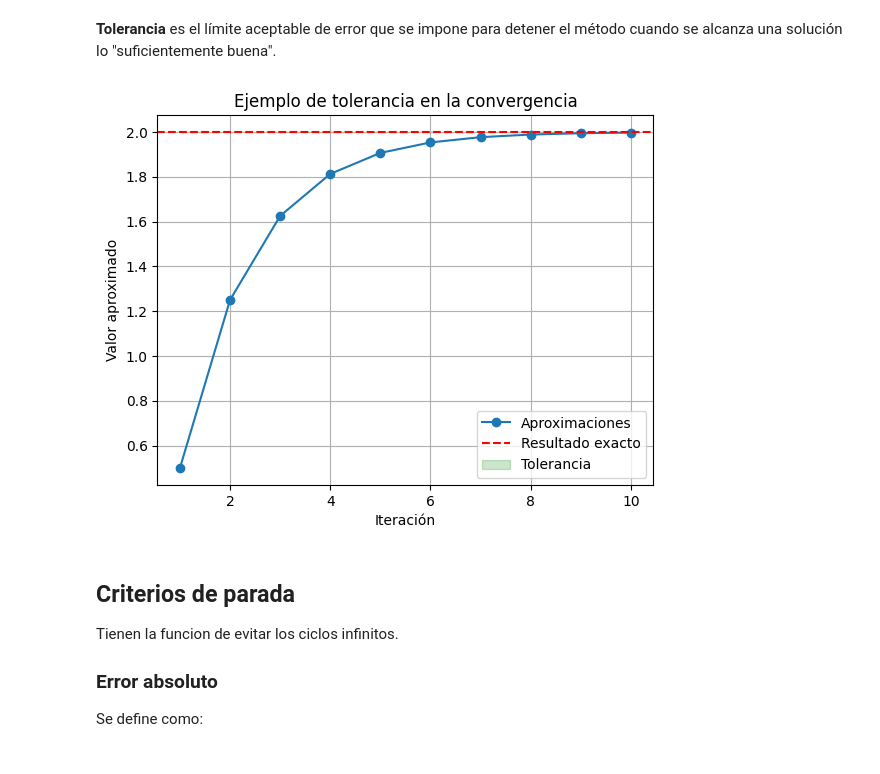
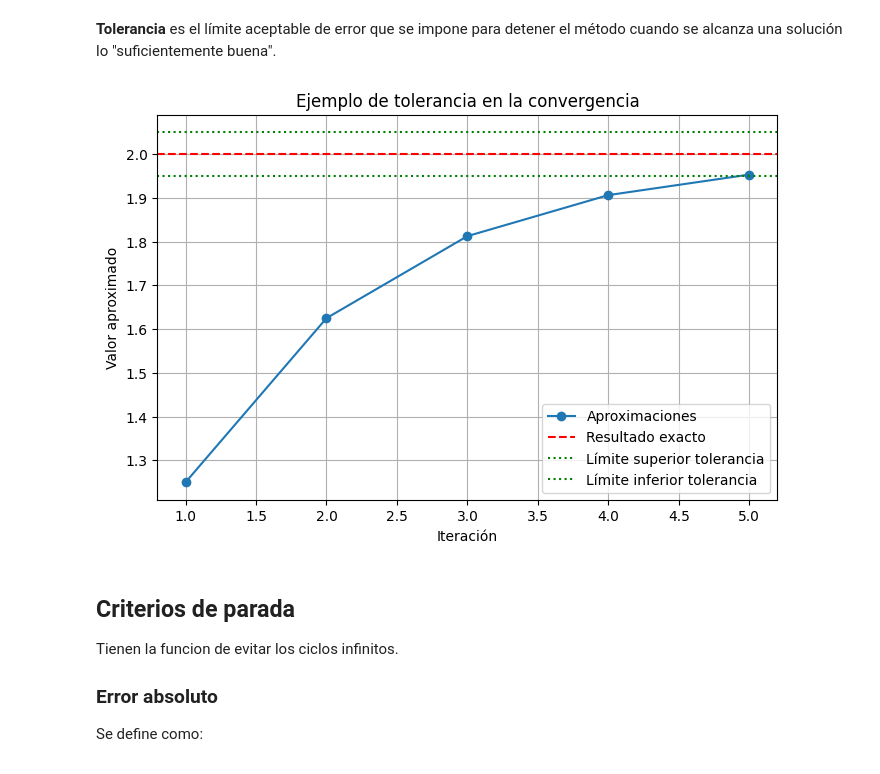
Before and after one commit to BrandonFreire/Metodos_Numericos_2025A, a Jupyter notebook: Clases/Class2.ipynb, the cells around one changed output. Cells and saved outputs as stored; diff of their text form; code cells hidden in the pictures.

```diff
--- a/Clases/Class2.ipynb
+++ b/Clases/Class2.ipynb
@@ -507,26 +507,34 @@ graficar_convergencia(aproximaciones, 0)
 # %%
 import matplotlib.pyplot as plt
 
+# Parámetros de la simulación
+resultado = 2.0         # Valor al que converge la secuencia (resultado exacto)
+r = 0.5                 # Valor inicial
+tolerancia = 0.05       # Tolerancia aceptable
+iteraciones = 20        # Número máximo de iteraciones
+
 # Simulación de una secuencia que converge a 'resultado' con tolerancia
 valores = []
-x = 0.0
+x = r
 for i in range(iteraciones):
-    x = resultado - (resultado - r) * (0.5 ** i)  # Aproxima a 'resultado'
+    x = resultado - (resultado - x) * 0.5  # Aproxima a 'resultado'
     valores.append(x)
     if abs(x - resultado) < tolerancia:
         break
 
+plt.figure(figsize=(8, 5))
 plt.plot(range(1, len(valores) + 1), valores, marker='o', label='Aproximaciones')
 plt.axhline(resultado, color='r', linestyle='--', label='Resultado exacto')
-plt.fill_between(range(1, len(valores) + 1), resultado - tolerancia, resultado + tolerancia, color='green', alpha=0.2, label='Tolerancia')
+plt.axhline(resultado + tolerancia, color='g', linestyle=':', label='Límite superior tolerancia')
+plt.axhline(resultado - tolerancia, color='g', linestyle=':', label='Límite inferior tolerancia')
 plt.xlabel('Iteración')
 plt.ylabel('Valor aproximado')
 plt.title('Ejemplo de tolerancia en la convergencia')
 plt.legend()
 plt.grid(True)
 plt.show()
 # %% [output]
-[figure, old version]
+[figure, new version]
 # %% [markdown]
 ## Criterios de parada
 
```
Also changed, not shown: 3 other files.
